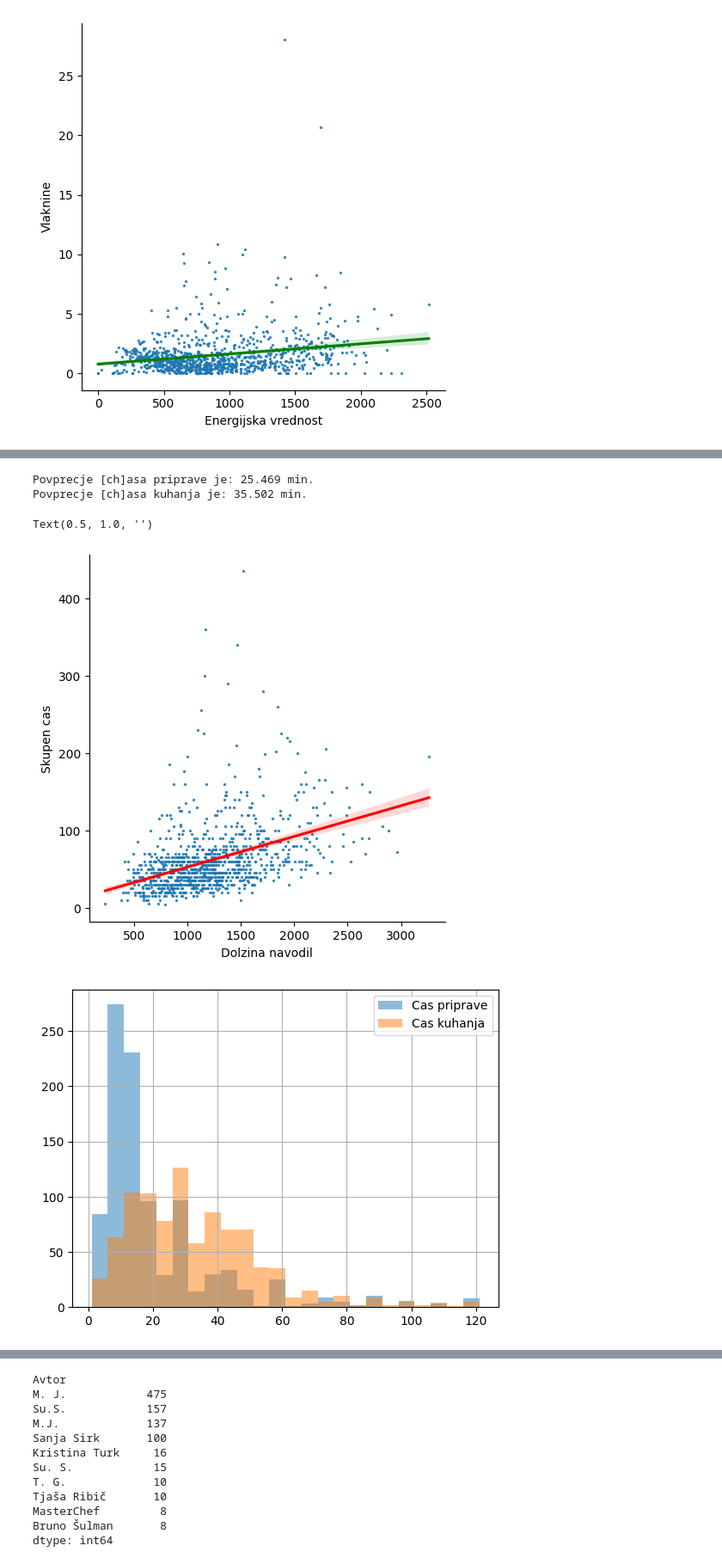
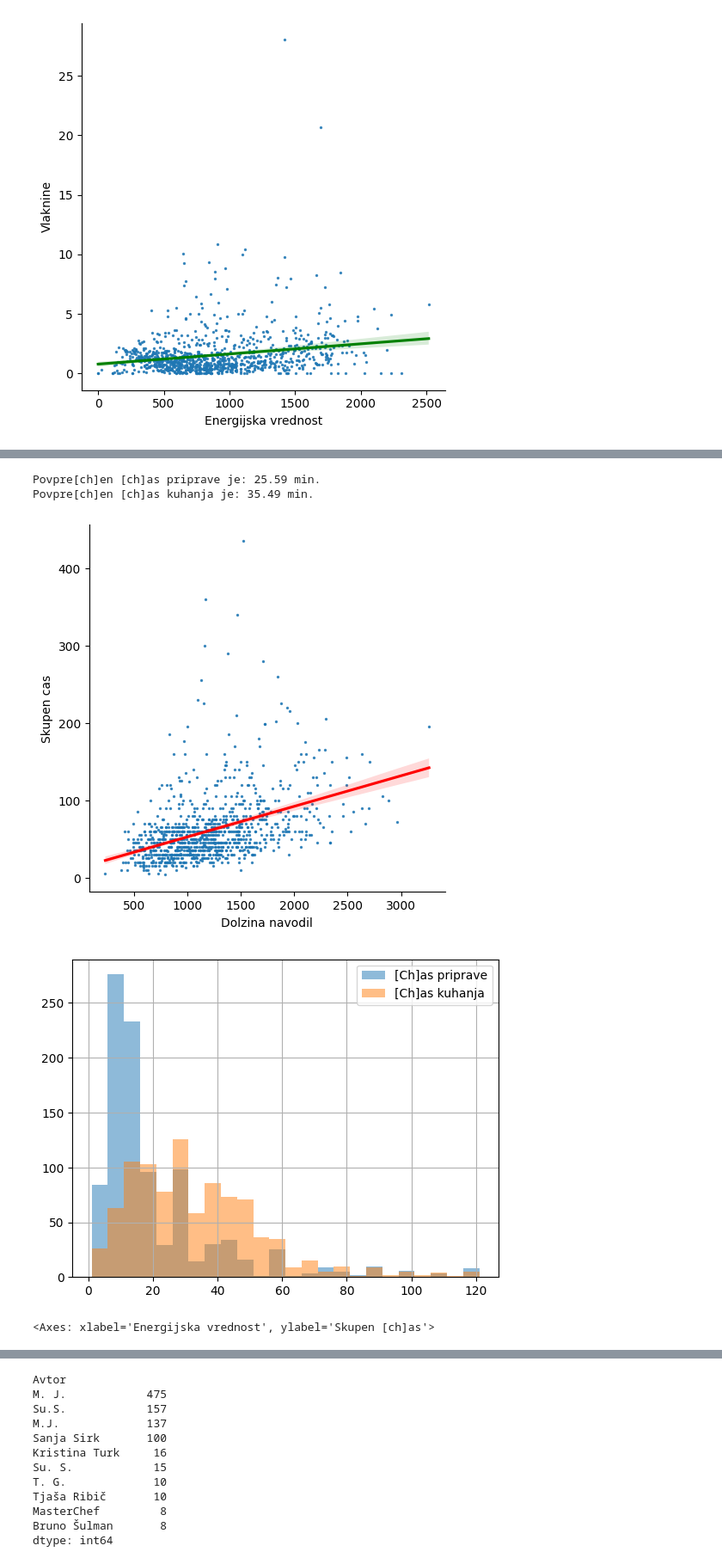
Before and after one commit to borbrudar/uvp, a Jupyter notebook: analiza.ipynb, the cells around one changed output, grey strips where cells are left out. Shown at 86% size. Saved outputs shown, nothing was run; the diff lists cells and outputs as text; code cells hidden in the pictures.

```diff
--- a/analiza.ipynb
+++ b/analiza.ipynb
@@ -58,16 +63,20 @@ Obrnimo na[sh]o pozornost na dol[zh]ino priprave jedi. Mar so jedi z dalj[sh]im
 # %%
 sns.lmplot(x="Dolzina navodil",y="Skupen cas",data=recepti,fit_reg=True, line_kws={'color': 'red'},scatter_kws={"s": 2})
-print("Povprecje [ch]asa priprave je: " + str(float(recepti["Cas priprave"].mean())) + " min.")
-print("Povprecje [ch]asa kuhanja je: " +  str(float(recepti["Cas kuhanja"].mean())) + " min.")
+print("Povpre[ch]en [ch]as priprave je: " + "{:.2f}".format(recepti["Cas priprave"].mean()) + " min.")
+print("Povpre[ch]en [ch]as kuhanja je: " +  "{:.2f}".format(recepti["Cas kuhanja"].mean()) + " min.")
 
 # truncatamo nekaj outlierjev zavoljo boljse preglednosti
-recepti.hist("Cas priprave", bins=range(1,125,5), alpha=0.5, label='Cas priprave')
-plt.hist(recepti["Cas kuhanja"], bins=range(1,125,5), alpha=0.5, label='Cas kuhanja')
+recepti.hist("Cas priprave", bins=range(1,125,5), alpha=0.5, label='[Ch]as priprave')
+plt.hist(recepti["Cas kuhanja"], bins=range(1,125,5), alpha=0.5, label='[Ch]as kuhanja')
 plt.legend(loc='upper right')
 plt.title("")
+plt.show()
+
+# relacija med casom kuhe in kaloricno vrednostjo
+recepti.plot.scatter(y="Skupen cas",x="Energijska vrednost", color = "#964B00", s=2, ylabel="Skupen [ch]as")
 # %% [output]
-Povprecje [ch]asa priprave je: 25.469 min.
-Povprecje [ch]asa kuhanja je: 35.502 min.
+Povpre[ch]en [ch]as priprave je: 25.59 min.
+Povpre[ch]en [ch]as kuhanja je: 35.49 min.
-Text(0.5, 1.0, '')
 [figure]
-[figure, old version]
+[figure, new version]
+<Axes: xlabel='Energijska vrednost', ylabel='Skupen [ch]as'>
```
Also changed, not shown: parts of 24 cells of this notebook, 1 other file.
